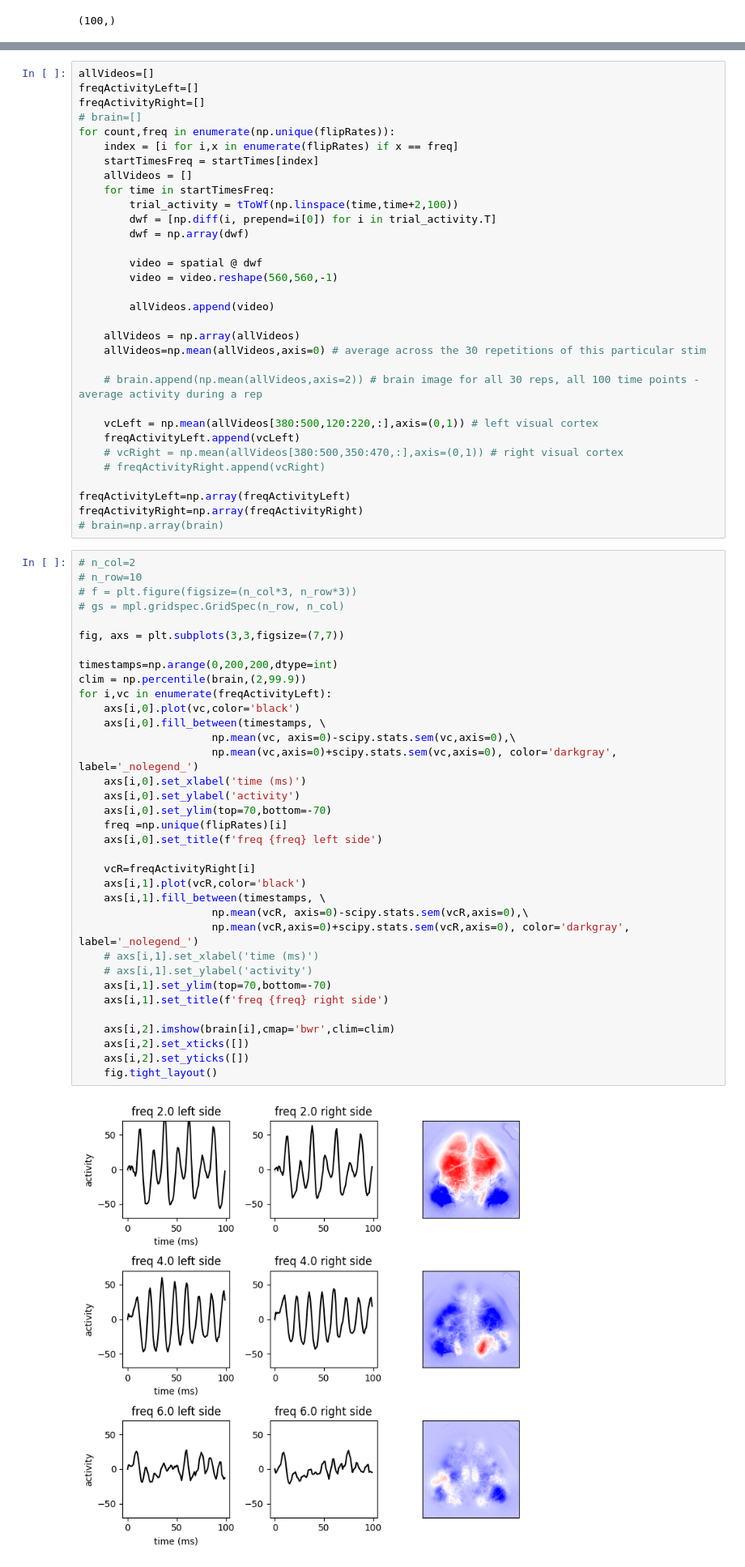
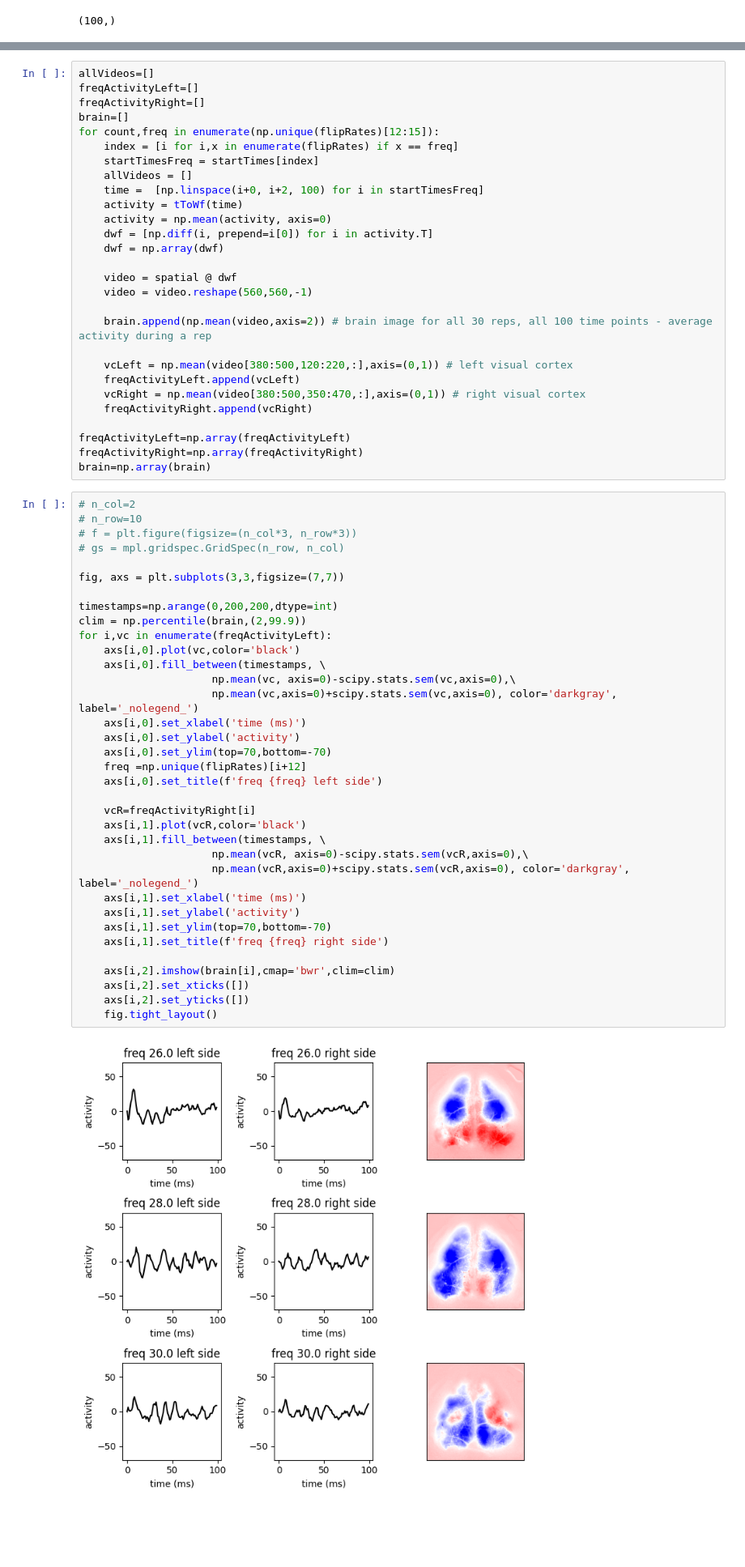
Before and after one commit to paschamatveev/wfOptoProject, a Jupyter notebook: wf + opto/led_oscillations.ipynb, the cells around one changed output, grey strips where cells are left out. Shown at 81% size. Drawn from its saved outputs; the diff is of its cells as text; blank space fills up the shorter version.

```diff
--- a/wf + opto/led_oscillations.ipynb
+++ b/wf + opto/led_oscillations.ipynb
@@ -193,71 +193,67 @@ ax.add_patch(rect)
 allVideos=[]
 freqActivityLeft=[]
 freqActivityRight=[]
-# brain=[]
-for count,freq in enumerate(np.unique(flipRates)):
+brain=[]
+for count,freq in enumerate(np.unique(flipRates)[12:15]):
     index = [i for i,x in enumerate(flipRates) if x == freq]
     startTimesFreq = startTimes[index]
     allVideos = []
-    for time in startTimesFreq:
-        trial_activity = tToWf(np.linspace(time,time+2,100))
-        dwf = [np.diff(i, prepend=i[0]) for i in trial_activity.T]
-        dwf = np.array(dwf)
+    time =  [np.linspace(i+0, i+2, 100) for i in startTimesFreq]
+    activity = tToWf(time)
+    activity = np.mean(activity, axis=0)
+    dwf = [np.diff(i, prepend=i[0]) for i in activity.T]
+    dwf = np.array(dwf)
 
-        video = spatial @ dwf
-        video = video.reshape(560,560,-1)
+    video = spatial @ dwf
+    video = video.reshape(560,560,-1)
 
-        allVideos.append(video)
+    brain.append(np.mean(video,axis=2)) # brain image for all 30 reps, all 100 time points - average activity during a rep
 
-    allVideos = np.array(allVideos)
-    allVideos=np.mean(allVideos,axis=0) # average across the 30 repetitions of this particular stim
-
-    # brain.append(np.mean(allVideos,axis=2)) # brain image for all 30 reps, all 100 time points - average activity during a rep
-
-    vcLeft = np.mean(allVideos[380:500,120:220,:],axis=(0,1)) # left visual cortex
+    vcLeft = np.mean(video[380:500,120:220,:],axis=(0,1)) # left visual cortex
     freqActivityLeft.append(vcLeft)
-    # vcRight = np.mean(allVideos[380:500,350:470,:],axis=(0,1)) # right visual cortex
-    # freqActivityRight.append(vcRight)
+    vcRight = np.mean(video[380:500,350:470,:],axis=(0,1)) # right visual cortex
+    freqActivityRight.append(vcRight)
 
 freqActivityLeft=np.array(freqActivityLeft)
 freqActivityRight=np.array(freqActivityRight)
-# brain=np.array(brain)
+brain=np.array(brain)
 # %%
 # n_col=2
 # n_row=10
 # f = plt.figure(figsize=(n_col*3, n_row*3))
 # gs = mpl.gridspec.GridSpec(n_row, n_col)
 
 fig, axs = plt.subplots(3,3,figsize=(7,7))
 
 timestamps=np.arange(0,200,200,dtype=int)
 clim = np.percentile(brain,(2,99.9))
 for i,vc in enumerate(freqActivityLeft):
     axs[i,0].plot(vc,color='black')
     axs[i,0].fill_between(timestamps, \
                      np.mean(vc, axis=0)-scipy.stats.sem(vc,axis=0),\
                      np.mean(vc,axis=0)+scipy.stats.sem(vc,axis=0), color='darkgray', label='_nolegend_')
     axs[i,0].set_xlabel('time (ms)')
     axs[i,0].set_ylabel('activity')
     axs[i,0].set_ylim(top=70,bottom=-70)
-    freq =np.unique(flipRates)[i]
+    freq =np.unique(flipRates)[i+12]
     axs[i,0].set_title(f'freq {freq} left side')
 
     vcR=freqActivityRight[i]
     axs[i,1].plot(vcR,color='black')
     axs[i,1].fill_between(timestamps, \
                      np.mean(vcR, axis=0)-scipy.stats.sem(vcR,axis=0),\
                      np.mean(vcR,axis=0)+scipy.stats.sem(vcR,axis=0), color='darkgray', label='_nolegend_')
-    # axs[i,1].set_xlabel('time (ms)')
-    # axs[i,1].set_ylabel('activity')
+    axs[i,1].set_xlabel('time (ms)')
+    axs[i,1].set_ylabel('activity')
     axs[i,1].set_ylim(top=70,bottom=-70)
     axs[i,1].set_title(f'freq {freq} right side')
 
     axs[i,2].imshow(brain[i],cmap='bwr',clim=clim)
     axs[i,2].set_xticks([])
     axs[i,2].set_yticks([])
     fig.tight_layout()
 # %% [output]
-[figure, old version]
+[figure, new version]
 # %% [markdown]
 - find peak amplitude
 - find number of times peak occurs
```
Also changed, not shown: parts of 4 cells of this notebook.
